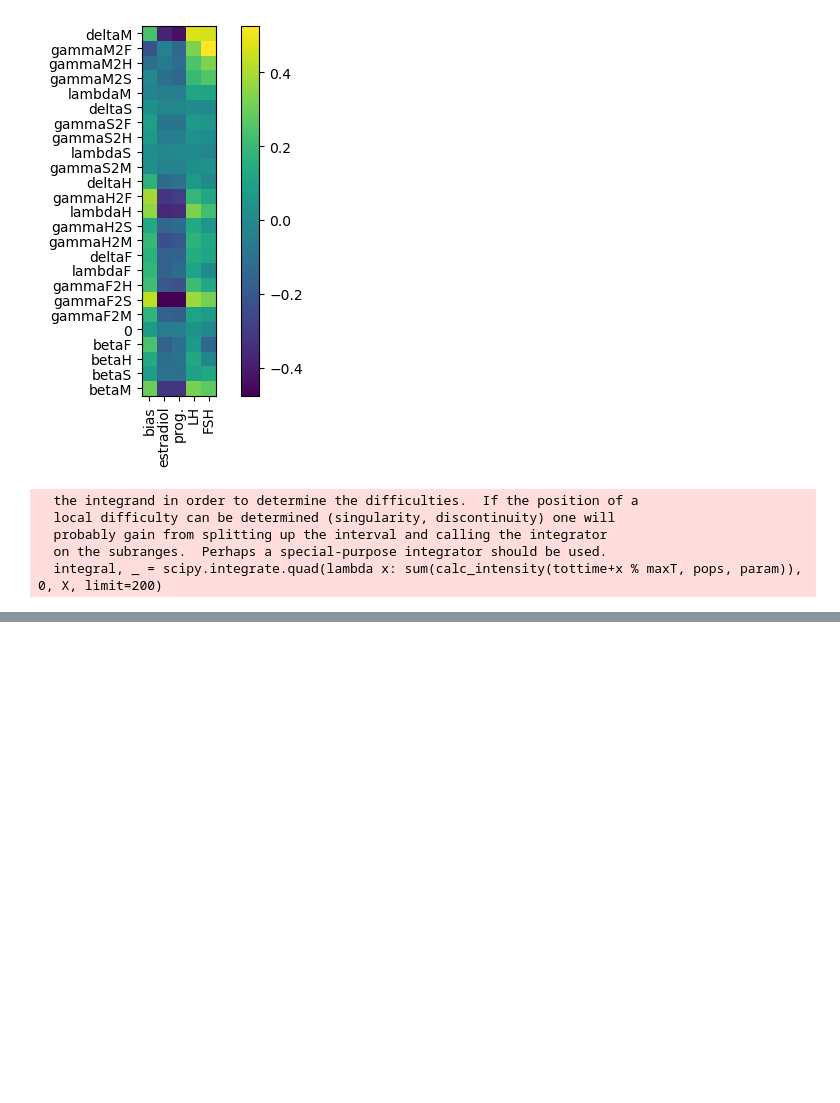
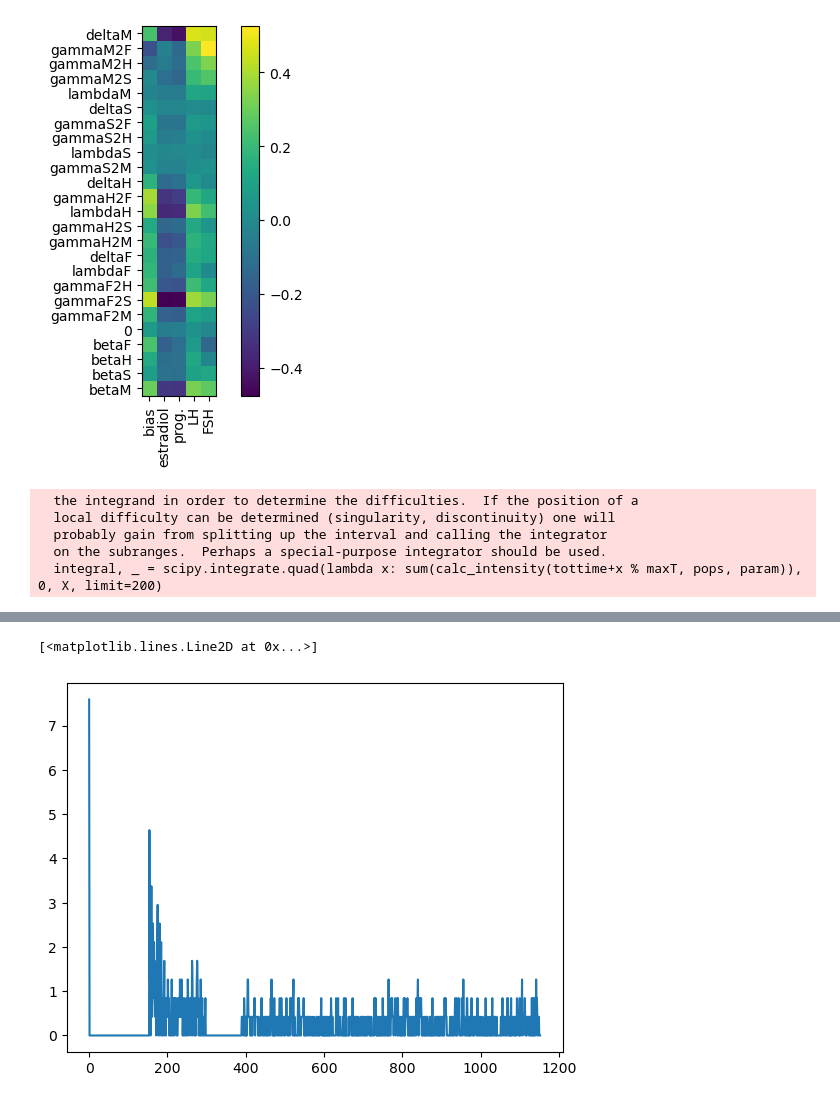
Before and after one commit to dylanmmartins/spine-population-modeling, a Jupyter notebook: version2.ipynb, the cells around one changed output, grey strips where cells are left out. Saved outputs shown, nothing was run; the diff lists cells and outputs as text; code cells hidden in the pictures; blank space fills up the shorter version.

```diff
--- a/version2.ipynb
+++ b/version2.ipynb
@@ -312,0 +461,12 @@ res_gillespie_plus = gillespie_plus(init, times, calc_intensity, nhpp)
+# %%
+turnover_arr = np.zeros([np.size(res_gillespie_plus,0), np.size(res_gillespie_plus,1)-1])
+for x in np.arange(1,5):
+    for t in range(np.size(res_gillespie_plus, 0)-1):
+        nt = np.abs(np.sum(res_gillespie_plus[t,x],0) - np.sum(res_gillespie_plus[t-1,x],0))
+        tot_avg_spines = np.nanmean(res_gillespie_plus[200:,1:])
+        turnover_arr[t,x-1] = nt / tot_avg_spines
+# %%
+plt.plot(turnover_arr[:,2])
+# %% [output]
+[<matplotlib.lines.Line2D at 0x...>]
+[figure, added]
```
Also changed, not shown: parts of 12 cells of this notebook.
